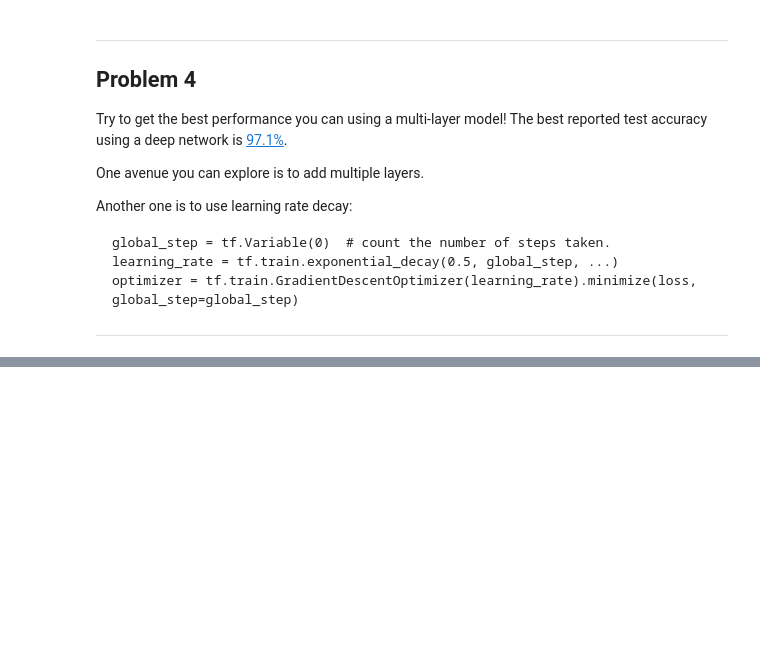
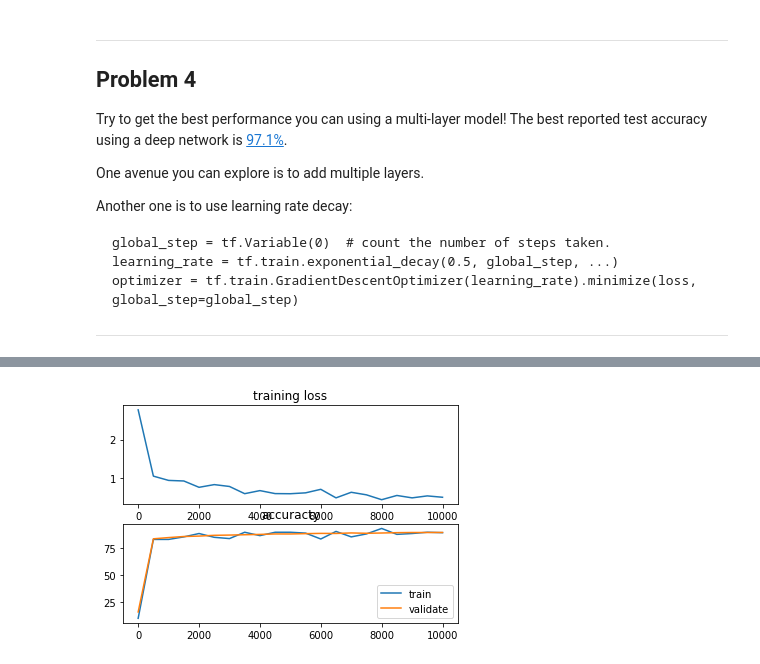
Before and after one commit to SummitKwan/Udacity_DeepLearning, a Jupyter notebook: 3_regularization.ipynb, the cells around one changed output, grey strips where cells are left out. Cells and saved outputs as stored; diff of their text form; code cells hidden in the pictures; blank space fills up the shorter version.

```diff
--- a/3_regularization.ipynb
+++ b/3_regularization.ipynb
@@ -170,3 +400,85 @@ Another one is to use learning rate decay:
     optimizer = tf.train.GradientDescentOptimizer(learning_rate).minimize(loss, global_step=global_step)
 
  ---
+# %%
+# write the computational graph from scrach
+size_batch = 256
+M_X = train_dataset.shape[1]
+M_H0 = 512
+M_H1 = 128
+M_Y = train_labels.shape[1]
+lambda_l2 = 0.001
+
+
+# first, we need a grpah
+graph = tf.Graph()
+with graph.as_default():
+    # input data
+    X_tr = tf.placeholder(dtype=tf.float32, shape=[size_batch, M_X]) # alarm: use placeholder, but not variable
+    Y_tr = tf.placeholder(dtype=tf.float32, shape=[size_batch, M_Y])
+    X_vl = tf.constant(valid_dataset)
+    X_ts = tf.constant(test_dataset)
+
+    # variables to train
+    W0 = tf.Variable(tf.truncated_normal([M_X, M_H0], stddev=0.05))  # alarm: initilize them, make stddev small
+    b0 = tf.Variable(tf.zeros([M_H0]))
+    W1 = tf.Variable(tf.truncated_normal([M_H0, M_H1] , stddev=0.05))
+    b1 = tf.Variable(tf.zeros([M_H1]))
+    W2 = tf.Variable(tf.truncated_normal([M_H1, M_Y], stddev=0.05))
+    b2 = tf.Variable(tf.zeros([M_Y]))
+
+    # loss
+    H0 = tf.nn.dropout(tf.nn.relu(tf.matmul(X_tr, W0) + b0), keep_prob=0.7)        # alarm: use matrix multiply
+    H1 = tf.nn.dropout(tf.nn.relu(tf.matmul(H0, W1) + b1), keep_prob=0.7)        # alarm: use matrix multiply
+    logits = tf.matmul(H1, W2) + b2
+    #loss = tf.reduce_mean( tf.nn.softmax_cross_entropy_with_logits(logits=logits, labels=Y_tr) ) # original
+    loss = tf.reduce_mean( tf.nn.softmax_cross_entropy_with_logits(logits=logits, labels=Y_tr) ) \
+    + lambda_l2*(tf.nn.l2_loss(W0)+tf.nn.l2_loss(W1)+tf.nn.l2_loss(W2))
+
+    # optimizer
+    optimizer = tf.train.GradientDescentOptimizer(0.1).minimize(loss)   # give oprimizer a name
+
+    # model preditction
+    Y_tr_hat = tf.nn.softmax(logits)
+    Y_vl_hat = tf.nn.softmax( tf.matmul(tf.nn.relu(tf.matmul(tf.nn.relu(tf.matmul(X_vl, W0) + b0), W1) + b1), W2) + b2)
+    Y_ts_hat = tf.nn.softmax( tf.matmul(tf.nn.relu(tf.matmul(tf.nn.relu(tf.matmul(X_ts, W0) + b0), W1) + b1), W2) + b2)
+
+# next, we need a session
+num_steps = 10001
+step_plot = []
+acc_tr = []
+acc_vl = []
+loss_tr = []
+
+with tf.Session(graph=graph) as session:
+    # initilize variables
+    tf.global_variables_initializer().run()
+
+    # loop
+    for step in range(num_steps):
+        # get batch data
+        offset = (step * size_batch) % (train_dataset.shape[0] - size_batch)
+        X_batch = train_dataset[offset:offset+size_batch, :]
+        Y_batch = train_labels[offset:offset+size_batch, :]
+        feed_dict = {X_tr: X_batch, Y_tr: Y_batch}
+        [_, l, predictions] = session.run([optimizer, loss, Y_tr_hat], feed_dict= feed_dict)
+        if (step % 500 == 0):
+            step_plot.append(step)
+            loss_tr.append(l)
+            acc_tr.append(accuracy(predictions, Y_batch))
+            acc_vl.append(accuracy(Y_vl_hat.eval(), valid_labels))
+            print("Minibatch loss at step %d: %f" % (step, l))
+            print("Minibatch accuracy: %.1f%%" % accuracy(predictions, Y_batch))
+            print("Validation accuracy: %.1f%%" % accuracy(Y_vl_hat.eval(), valid_labels))
+    print("Test accuracy: %.1f%%" % accuracy(Y_ts_hat.eval(), test_labels))
+
+# plot
+plt.subplot(2,1,1)
+plt.plot(step_plot, loss_tr)
+plt.title('training loss')
+plt.subplot(2,1,2)
+plt.plot(step_plot, acc_tr)
+plt.plot(step_plot, acc_vl)
+plt.legend(['train','validate'])
+plt.title('accuracty')
+# %% [output]
@@ -172,0 +503 @@ Another one is to use learning rate decay:
+[figure, added]
```
Also changed, not shown: parts of 6 cells of this notebook.
